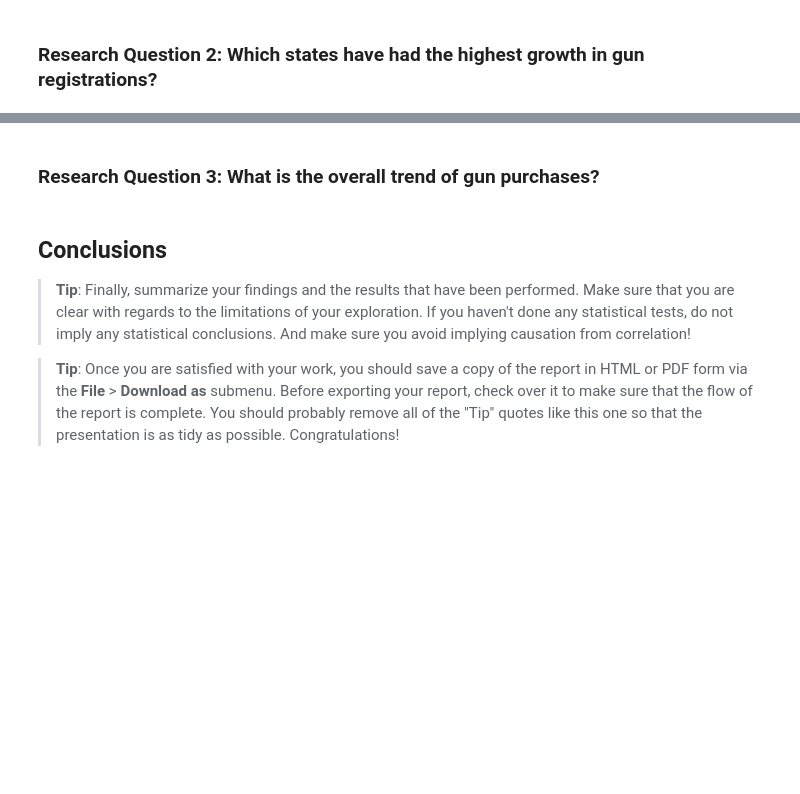
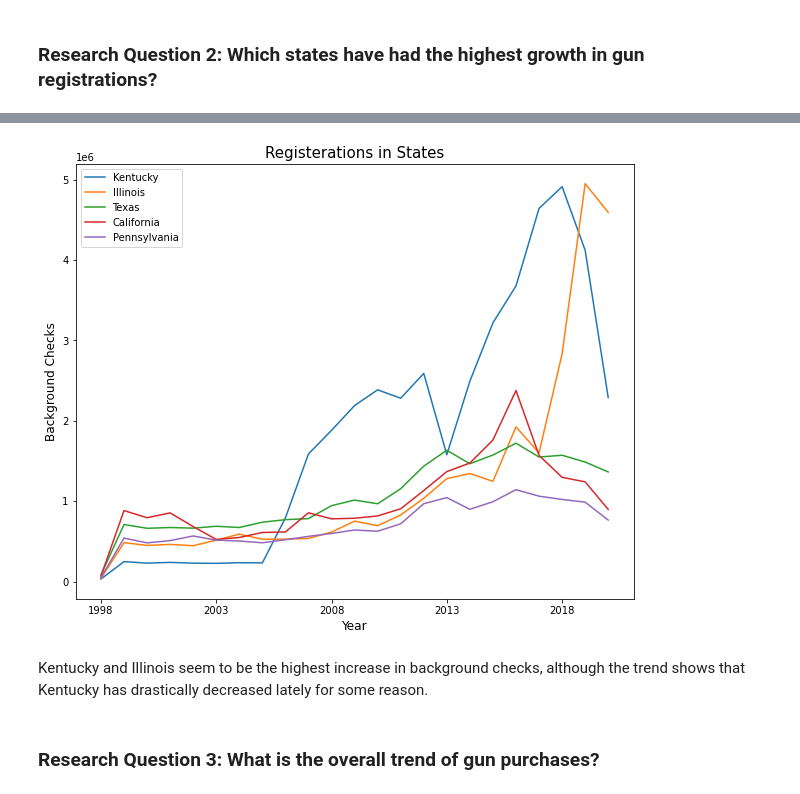
Before and after one commit to ZeyadSabbah/FirearmsUSA, a Jupyter notebook: FirarmsUSAnalysis.ipynb, the cells around one changed output, grey strips where cells are left out. Saved outputs shown, nothing was run; the diff lists cells and outputs as text; code cells hidden in the pictures; blank space fills up the shorter version.

```diff
--- a/FirarmsUSAnalysis.ipynb
+++ b/FirarmsUSAnalysis.ipynb
@@ -651,9 +645,18 @@ Name: 0, dtype: float64
+# %%
+highest_states = [i[0] for i in highest_5_states]
+
+plt.figure(figsize=(10, 8))
+for state in highest_states:
+    gun_df[gun_df.state==state].groupby('year').totals.sum().plot(kind='line', label=state);
+
+plt.xlabel('Year', fontsize=12)
+plt.ylabel('Background Checks', fontsize=12)
+plt.title('Registerations in States', fontsize=15)
+plt.legend(loc='upper left')
+plt.show()
+# %% [output]
+[figure, added]
+# %% [markdown]
+Kentucky and Illinois seem to be the highest increase in background checks, although the trend shows that Kentucky has drastically decreased lately for some reason.
 # %% [markdown]
 ### Research Question 3: What is the overall trend of gun purchases?
-# %% [markdown]
-<a id='conclusions'></a>
-## Conclusions
-
-> **Tip**: Finally, summarize your findings and the results that have been performed. Make sure that you are clear with regards to the limitations of your exploration. If you haven't done any statistical tests, do not imply any statistical conclusions. And make sure you avoid implying causation from correlation!
-
-> **Tip**: Once you are satisfied with your work, you should save a copy of the report in HTML or PDF form via the **File** > **Download as** submenu. Before exporting your report, check over it to make sure that the flow of the report is complete. You should probably remove all of the "Tip" quotes like this one so that the presentation is as tidy as possible. Congratulations!
```
Also changed, not shown: parts of 28 cells of this notebook.
